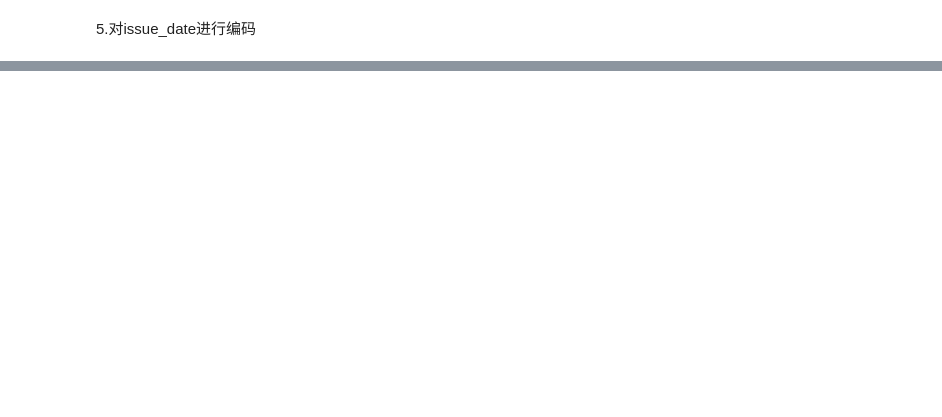
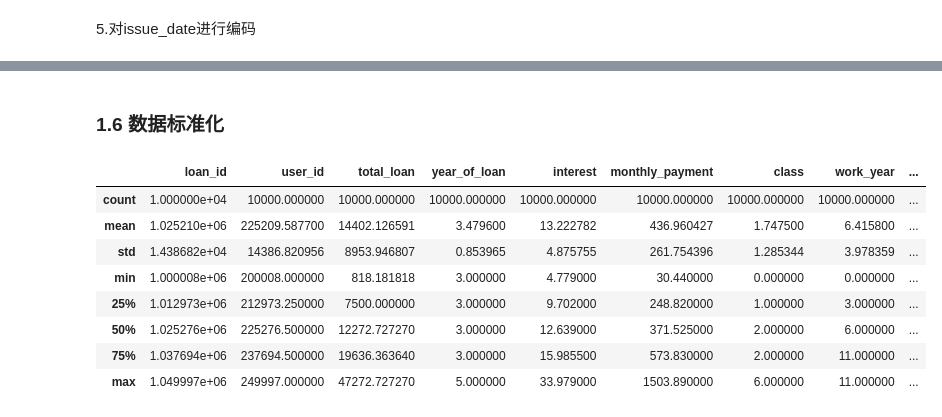
Before and after one commit to YongtengCai/Data-Mining, a Jupyter notebook: hw1/hw1.ipynb, the cells around one changed output, grey strips where cells are left out. Cells and saved outputs as stored; diff of their text form; code cells hidden in the pictures; blank space fills up the shorter version.

```diff
--- a/hw1/hw1.ipynb
+++ b/hw1/hw1.ipynb
@@ -191,0 +212,3 @@ data.head()
+# %%
+data = data.drop(columns=['employer_type','industry','issue_date'])
+data.info()
@@ -191,0 +248,3 @@ data.head()
+# %%
+data['pub_dero_bankrup'] = data['pub_dero_bankrup'].fillna(0)
+data.isnull().sum()
@@ -191,0 +271,20 @@ data.head()
+# %%
+from sklearn.impute import KNNImputer
+#选取数值变量
+data_numeric = data[['total_loan','interest','monthly_payment',
+                     'class','work_year','house_exist','use',
+                     'debt_loan_ratio','del_in_18month','known_outstanding_loan',
+                     'known_dero','pub_dero_bankrup','early_return',
+                     'early_return_amount','early_return_amount_3mon','issue_year',
+                     'issue_month']].to_numpy()
+imputer = KNNImputer(n_neighbors=5, weights='uniform')
+data_numeric_impute = imputer.fit_transform(data_numeric)
+column_name = ['total_loan','interest','monthly_payment',
+                     'class','work_year','house_exist','use',
+                     'debt_loan_ratio','del_in_18month','known_outstanding_loan',
+                     'known_dero','pub_dero_bankrup','early_return',
+                     'early_return_amount','early_return_amount_3mon','issue_year',
+                     'issue_month']
+data_numeric_impute_df = pd.DataFrame(data_numeric_impute, columns=column_name)
+data['work_year'] = data_numeric_impute_df['work_year']
+data.isnull().sum()
@@ -191,0 +309,15 @@ data.head()
+# %% [markdown]
+### 1.6 数据标准化
+# %%
+#选取range不在[0,1]的变量
+data.describe()
+# %% [output]
+|  | loan_id | user_id | total_loan | year_of_loan | interest | monthly_payment | class | work_year | ... |
+| count | 1.000000e+04 | 10000.000000 | 10000.000000 | 10000.000000 | 10000.000000 | 10000.000000 | 10000.000000 | 10000.000000 | ... |
+| mean | 1.025210e+06 | 225209.587700 | 14402.126591 | 3.479600 | 13.222782 | 436.960427 | 1.747500 | 6.415800 | ... |
+| std | 1.438682e+04 | 14386.820956 | 8953.946807 | 0.853965 | 4.875755 | 261.754396 | 1.285344 | 3.978359 | ... |
+| min | 1.000008e+06 | 200008.000000 | 818.181818 | 3.000000 | 4.779000 | 30.440000 | 0.000000 | 0.000000 | ... |
+| 25% | 1.012973e+06 | 212973.250000 | 7500.000000 | 3.000000 | 9.702000 | 248.820000 | 1.000000 | 3.000000 | ... |
+| 50% | 1.025276e+06 | 225276.500000 | 12272.727270 | 3.000000 | 12.639000 | 371.525000 | 2.000000 | 6.000000 | ... |
+| 75% | 1.037694e+06 | 237694.500000 | 19636.363640 | 3.000000 | 15.985500 | 573.830000 | 2.000000 | 11.000000 | ... |
+| max | 1.049997e+06 | 249997.000000 | 47272.727270 | 5.000000 | 33.979000 | 1503.890000 | 6.000000 | 11.000000 | ... |
```
Also changed, not shown: parts of 25 cells of this notebook.
